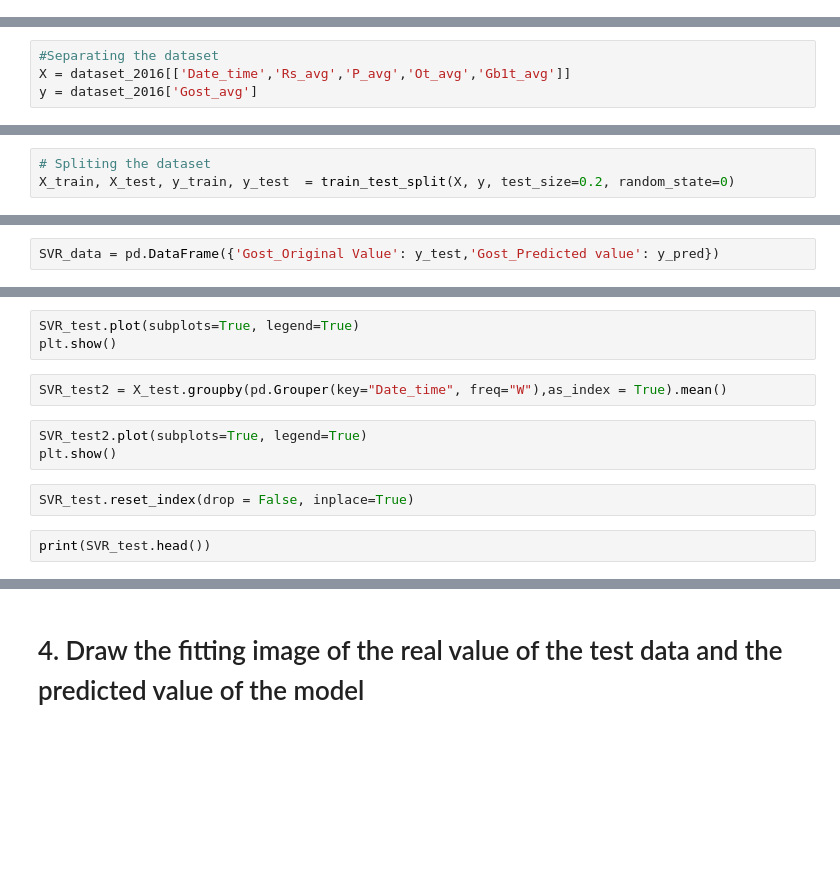
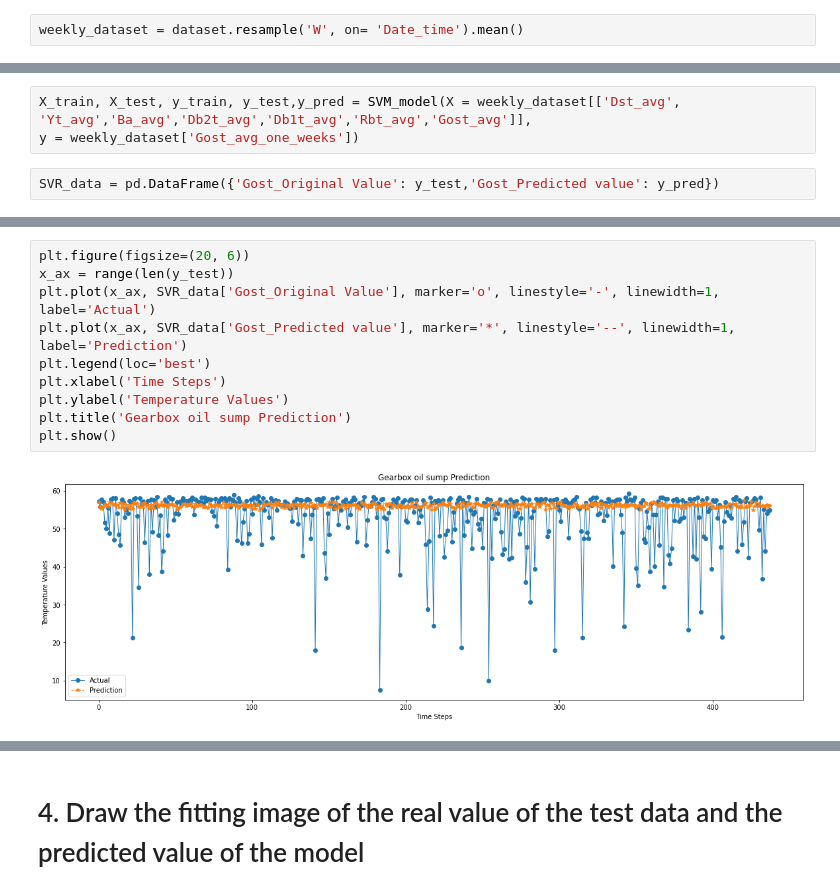
Before and after one commit to Evelenac/Twin-Wind-Turbine, a Jupyter notebook: ML_Digital_Turbine.ipynb, the cells around one changed output, grey strips where cells are left out. Cells and saved outputs as stored; diff of their text form; blank space fills up the shorter version.

Commit message:
Intento de SVM a 1W
Se crearon 4 columnas con los valores del valor a predecir desfasados. Y se implemento el modelo SVM a semana 1

```diff
--- a/ML_Digital_Turbine.ipynb
+++ b/ML_Digital_Turbine.ipynb
@@ -138,0 +216,2 @@ plt.show()
+# %%
+weekly_dataset = dataset.resample('W', on= 'Date_time').mean()
@@ -177,4 +232,0 @@ print(dataset_2016.tail())
-# %%
-#Separating the dataset
-X = dataset_2016[['Date_time','Rs_avg','P_avg','Ot_avg','Gb1t_avg']]
-y = dataset_2016['Gost_avg']
@@ -183,3 +232,0 @@ y = y.values.reshape(-1,1)
-# %%
-# Spliting the dataset
-X_train, X_test, y_train, y_test  = train_test_split(X, y, test_size=0.2, random_state=0)
@@ -212,2 +270,5 @@ y_test = y_test.flatten()
+# %%
+X_train, X_test, y_train, y_test,y_pred = SVM_model(X = weekly_dataset[['Dst_avg', 'Yt_avg','Ba_avg','Db2t_avg','Db1t_avg','Rbt_avg','Gost_avg']],
+y = weekly_dataset['Gost_avg_one_weeks'])
 # %%
 SVR_data = pd.DataFrame({'Gost_Original Value': y_test,'Gost_Predicted value': y_pred})
@@ -243,13 +280,13 @@ print(SVR_test.head())
-# %%
-SVR_test.plot(subplots=True, legend=True)
-plt.show()
-# %%
-SVR_test2 = X_test.groupby(pd.Grouper(key="Date_time", freq="W"),as_index = True).mean()
-# %%
-SVR_test2.plot(subplots=True, legend=True)
-plt.show()
-# %%
-SVR_test.reset_index(drop = False, inplace=True)
-# %%
-print(SVR_test.head())
+# %%
+plt.figure(figsize=(20, 6))
+x_ax = range(len(y_test))
+plt.plot(x_ax, SVR_data['Gost_Original Value'], marker='o', linestyle='-', linewidth=1, label='Actual')
+plt.plot(x_ax, SVR_data['Gost_Predicted value'], marker='*', linestyle='--', linewidth=1, label='Prediction')
+plt.legend(loc='best')
+plt.xlabel('Time Steps')
+plt.ylabel('Temperature Values')
+plt.title('Gearbox oil sump Prediction')
+plt.show()
+# %% [output]
+[figure, added]
 # %%
```
Also changed, not shown: parts of 124 cells of this notebook.
